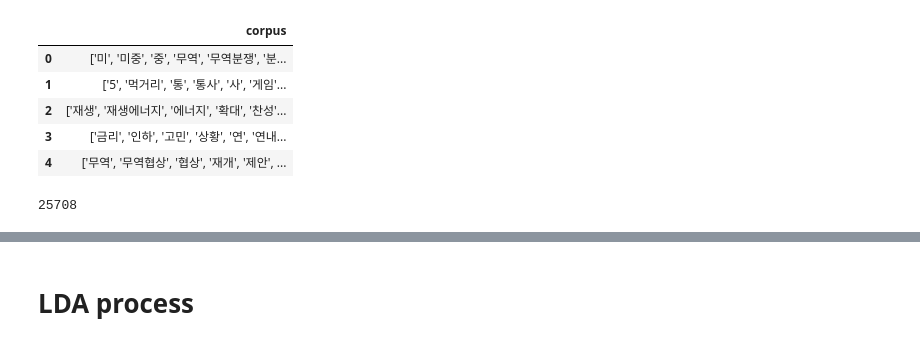
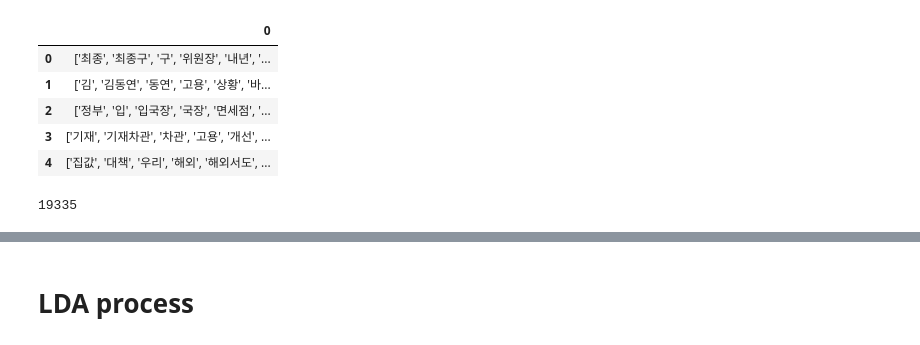
Before and after one commit to hskimim/news_text_mining_project, a Jupyter notebook: news_text_mining_project/Latent_Dirichelet_Allocation.ipynb, the cells around one changed output, grey strips where cells are left out. Drawn from its saved outputs; the diff is of its cells as text; code cells hidden in the pictures.

```diff
--- a/news_text_mining_project/Latent_Dirichelet_Allocation.ipynb
+++ b/news_text_mining_project/Latent_Dirichelet_Allocation.ipynb
@@ -3,13 +5,13 @@ from korean_crawling_bundles import *
 # %%
-word_df = pd.read_csv('konlpy_0917_link.csv')
+word_df = pd.read_csv('konlpy_0921_link.csv')
 word_df.head()
 # %% [output]
-|  | corpus |
-| 0 | ['미', '미중', '중', '무역', '무역분쟁', '분... |
-| 1 | ['5', '먹거리', '통', '통사', '사', '게임'... |
-| 2 | ['재생', '재생에너지', '에너지', '확대', '찬성'... |
-| 3 | ['금리', '인하', '고민', '상황', '연', '연내... |
-| 4 | ['무역', '무역협상', '협상', '재개', '제안', ... |
+|  | 0 |
+| 0 | ['최종', '최종구', '구', '위원장', '내년', '... |
+| 1 | ['김', '김동연', '동연', '고용', '상황', '바... |
+| 2 | ['정부', '입', '입국장', '국장', '면세점', '... |
+| 3 | ['기재', '기재차관', '차관', '고용', '개선', ... |
+| 4 | ['집값', '대책', '우리', '해외', '해외서도', ... |
 # %%
 for i in range(len(word_df)) :
     word_df.iat[i,0] = word_df.iat[i,0][1:-1]
@@ -33,4 +35,4 @@ for i in range(len(word_df)):
 for i in range(len(word_df)):
     word_df.iat[i,0] = ','.join(word_df.iat[i,0]).replace(' ','').split(',')
 # %% [output]
-25708
+19335
```
Also changed, not shown: parts of 26 cells of this notebook.
